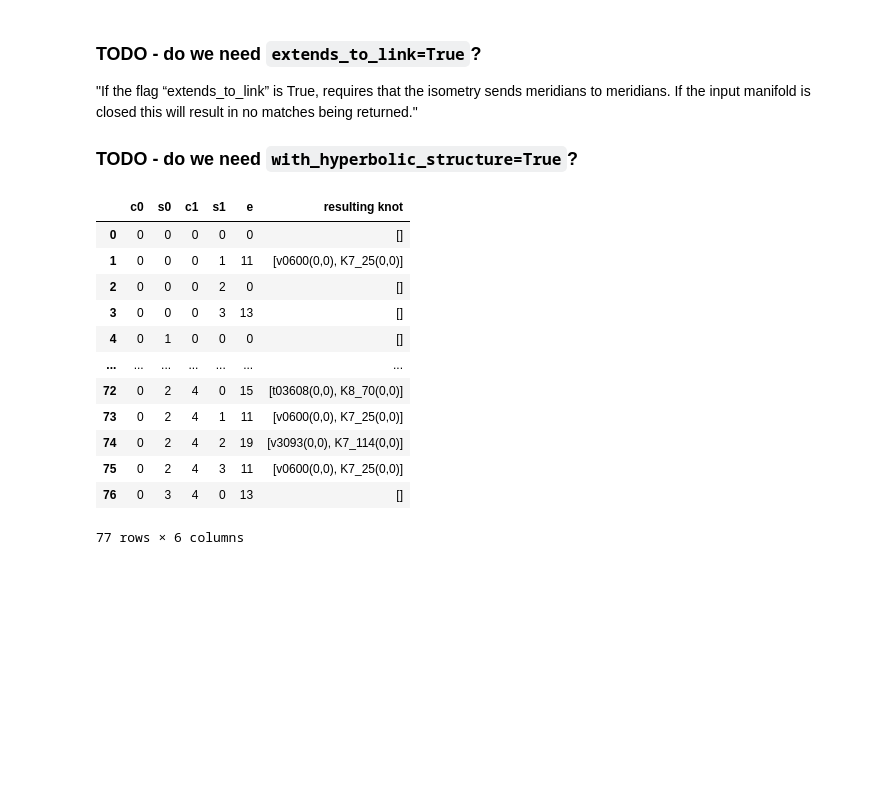
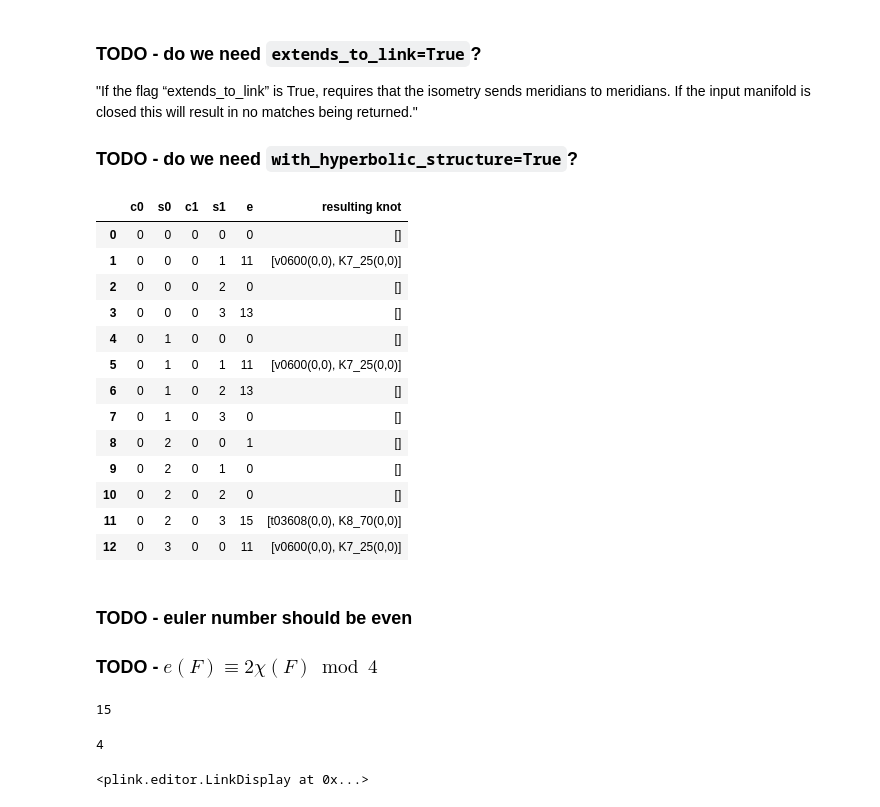
Before and after one commit to JulesGB/KnotGeography, a Jupyter notebook: find_bands.ipynb, the cells around one changed output. Cells and saved outputs as stored; diff of their text form; code cells hidden in the pictures; blank space fills up the shorter version.

```diff
--- a/find_bands.ipynb
+++ b/find_bands.ipynb
@@ -158,20 +154,30 @@ def find_bands(K, cutoff=100):
                         continue
 
     return pd.DataFrame(zip(c0s, s0s, c1s, s1s, es, results), columns=['c0', 's0', 'c1', 's1', 'e', 'resulting knot'])
-# %%
-T45_link = Link(T45.PD_code())
-find_bands(T45_link, cutoff=1000)
-# %% [output]
-|  | c0 | s0 | c1 | s1 | e | resulting knot |
-| 0 | 0 | 0 | 0 | 0 | 0 | [] |
-| 1 | 0 | 0 | 0 | 1 | 11 | [v0600(0,0), K7_25(0,0)] |
-| 2 | 0 | 0 | 0 | 2 | 0 | [] |
-| 3 | 0 | 0 | 0 | 3 | 13 | [] |
-| 4 | 0 | 1 | 0 | 0 | 0 | [] |
-| ... | ... | ... | ... | ... | ... | ... |
-| 72 | 0 | 2 | 4 | 0 | 15 | [t03608(0,0), K8_70(0,0)] |
-| 73 | 0 | 2 | 4 | 1 | 11 | [v0600(0,0), K7_25(0,0)] |
-| 74 | 0 | 2 | 4 | 2 | 19 | [v3093(0,0), K7_114(0,0)] |
-| 75 | 0 | 2 | 4 | 3 | 11 | [v0600(0,0), K7_25(0,0)] |
-| 76 | 0 | 3 | 4 | 0 | 13 | [] |
-77 rows × 6 columns
+# %%
+T45_link = Link(T45.PD_code())
+df = find_bands(T45_link, cutoff=100)
+df
+# %% [output]
+|  | c0 | s0 | c1 | s1 | e | resulting knot |
+| 0 | 0 | 0 | 0 | 0 | 0 | [] |
+| 1 | 0 | 0 | 0 | 1 | 11 | [v0600(0,0), K7_25(0,0)] |
+| 2 | 0 | 0 | 0 | 2 | 0 | [] |
+| 3 | 0 | 0 | 0 | 3 | 13 | [] |
+| 4 | 0 | 1 | 0 | 0 | 0 | [] |
+| 5 | 0 | 1 | 0 | 1 | 11 | [v0600(0,0), K7_25(0,0)] |
+| 6 | 0 | 1 | 0 | 2 | 13 | [] |
+| 7 | 0 | 1 | 0 | 3 | 0 | [] |
+| 8 | 0 | 2 | 0 | 0 | 1 | [] |
+| 9 | 0 | 2 | 0 | 1 | 0 | [] |
+| 10 | 0 | 2 | 0 | 2 | 0 | [] |
+| 11 | 0 | 2 | 0 | 3 | 15 | [t03608(0,0), K8_70(0,0)] |
+| 12 | 0 | 3 | 0 | 0 | 11 | [v0600(0,0), K7_25(0,0)] |
+# %% [markdown]
+### TODO - euler number should be even
+
+### TODO - $e(F) \equiv 2 \chi(F) \bmod 4$
+# %%
+T45.writhe()
+# %% [output]
+15
@@ -177,0 +188,9 @@ find_bands(T45_link, cutoff=1000)
+# %%
+K = snappy.Link(S.links[-1].PD_code())
+K.writhe()
+# %% [output]
+4
+# %%
+K.view()
+# %% [output]
+<plink.editor.LinkDisplay at 0x...>
```
Also changed, not shown: parts of 5 cells of this notebook.
